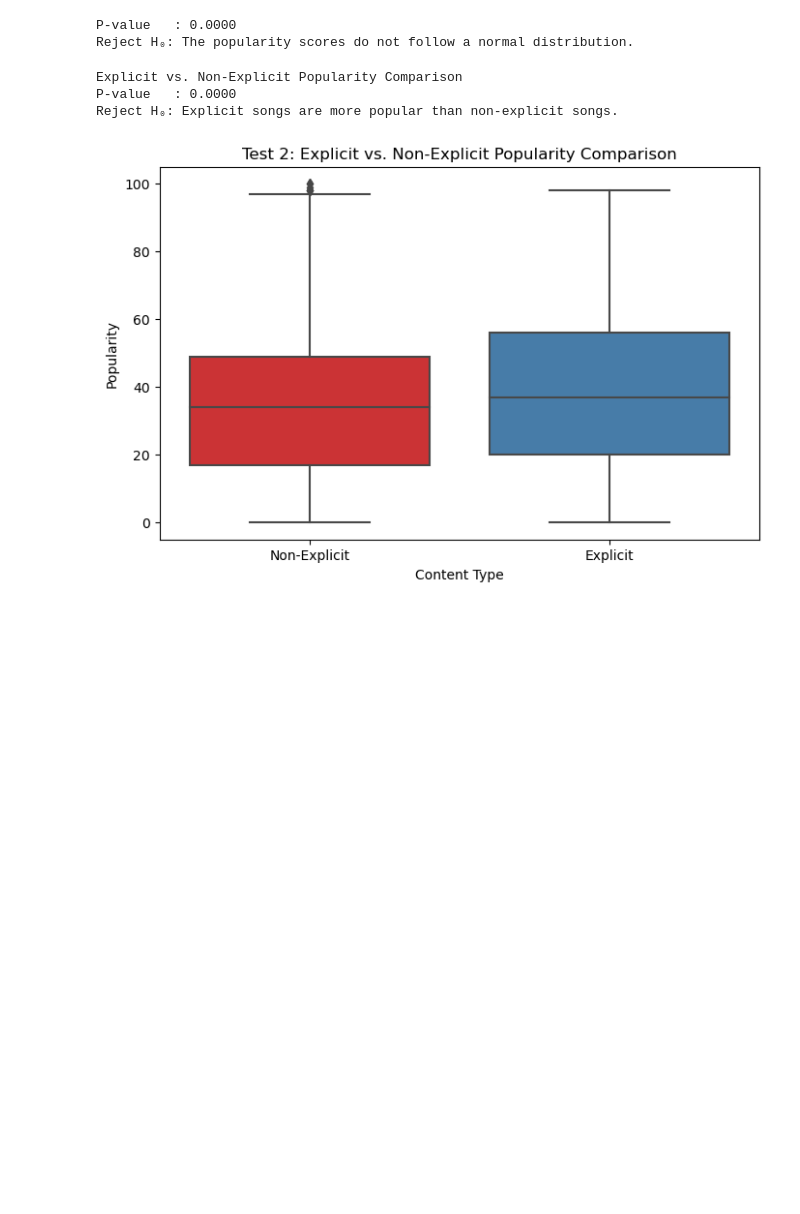
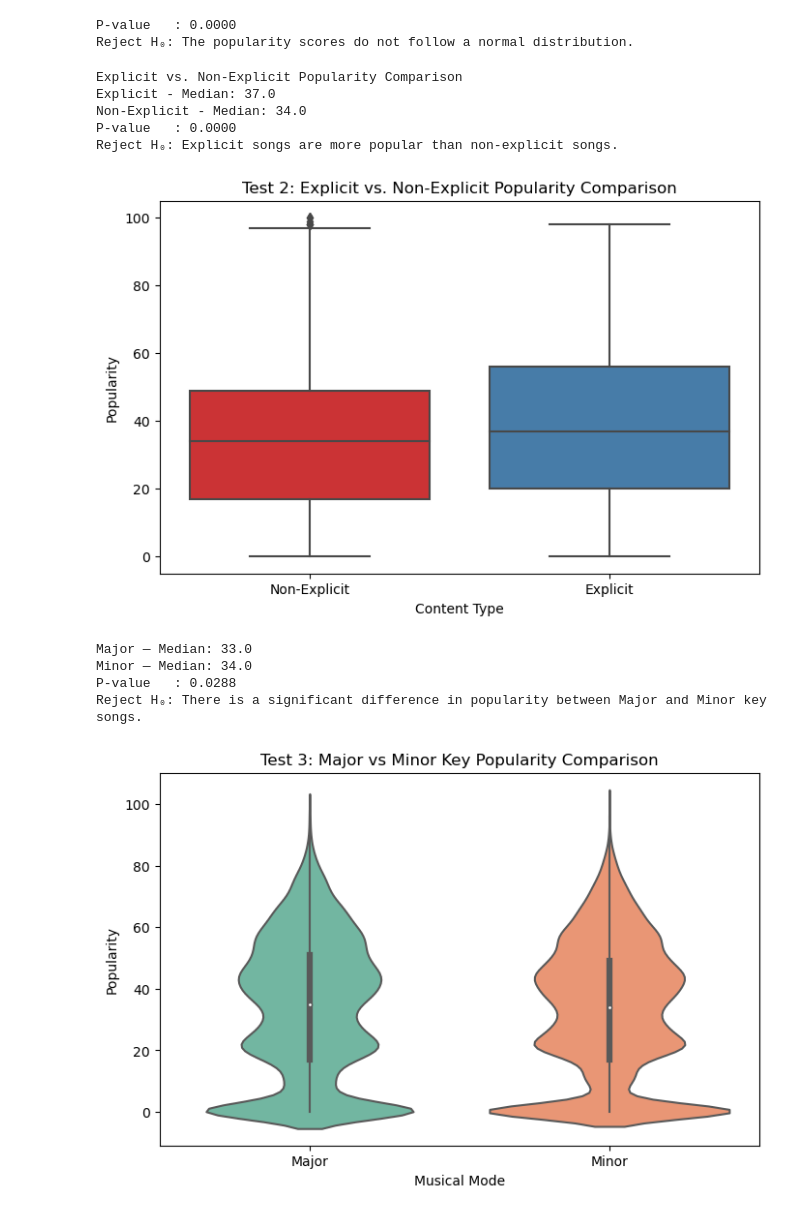
Before and after one commit to canreves/popularity-guesser, a Jupyter notebook: hypothesis-testing.ipynb, the cells around one changed output. Cells and saved outputs as stored; diff of their text form; code cells hidden in the pictures; blank space fills up the shorter version.

Commit message:
test 3 is done.

```diff
--- a/hypothesis-testing.ipynb
+++ b/hypothesis-testing.ipynb
@@ -193,7 +193,10 @@ non_explicit_popularity = df[df["explicit"] == False]["popularity"]
 
 stat, p_value = stats.mannwhitneyu(explicit_popularity, non_explicit_popularity, alternative='greater')
 
+
 print(f"Explicit vs. Non-Explicit Popularity Comparison")
+print(f"Explicit - Median: {explicit_popularity.median():.1f}")
+print(f"Non-Explicit - Median: {non_explicit_popularity.median():.1f}")
 print(f"P-value   : {p_value:.4f}")
 
 if p_value < 0.05:
@@ -210,6 +213,37 @@ plt.ylabel("Popularity")
 plt.show()
 # %% [output]
 Explicit vs. Non-Explicit Popularity Comparison
+Explicit - Median: 37.0
+Non-Explicit - Median: 34.0
 P-value   : 0.0000
 Reject H₀: Explicit songs are more popular than non-explicit songs.
 [figure]
+# %%
+# Test 3: Major vs Minor Key - Mann-Whitney U Test (2-tailed)
+
+major_key_popularity = df[df["key"] == 0]["popularity"]  # Assuming key=0 is Major
+minor_key_popularity = df[df["key"] == 1]["popularity"]  # Assuming key=1 is Minor
+
+stat, p_value = stats.mannwhitneyu(major_key_popularity, minor_key_popularity, alternative='two-sided')
+
+print(f"Major — Median: {major_key_popularity.median():.1f}")
+print(f"Minor — Median: {minor_key_popularity.median():.1f}")
+print(f"P-value   : {p_value:.4f}")
+if p_value < 0.05:
+    print("Reject H₀: There is a significant difference in popularity between Major and Minor key songs.")
+else:
+    print("Failed to reject H₀: No significant difference in popularity between Major and Minor key songs.")
+
+
+plt.figure(figsize=(8,5))
+sns.violinplot(x=df["mode"].map({0: "Major", 1: "Minor"}), y=df["popularity"], palette="Set2")
+plt.title("Test 3: Major vs Minor Key Popularity Comparison")
+plt.xlabel("Musical Mode")
+plt.ylabel("Popularity")
+plt.show()
+# %% [output]
+Major — Median: 33.0
+Minor — Median: 34.0
+P-value   : 0.0288
+Reject H₀: There is a significant difference in popularity between Major and Minor key songs.
+[figure, added]
```
